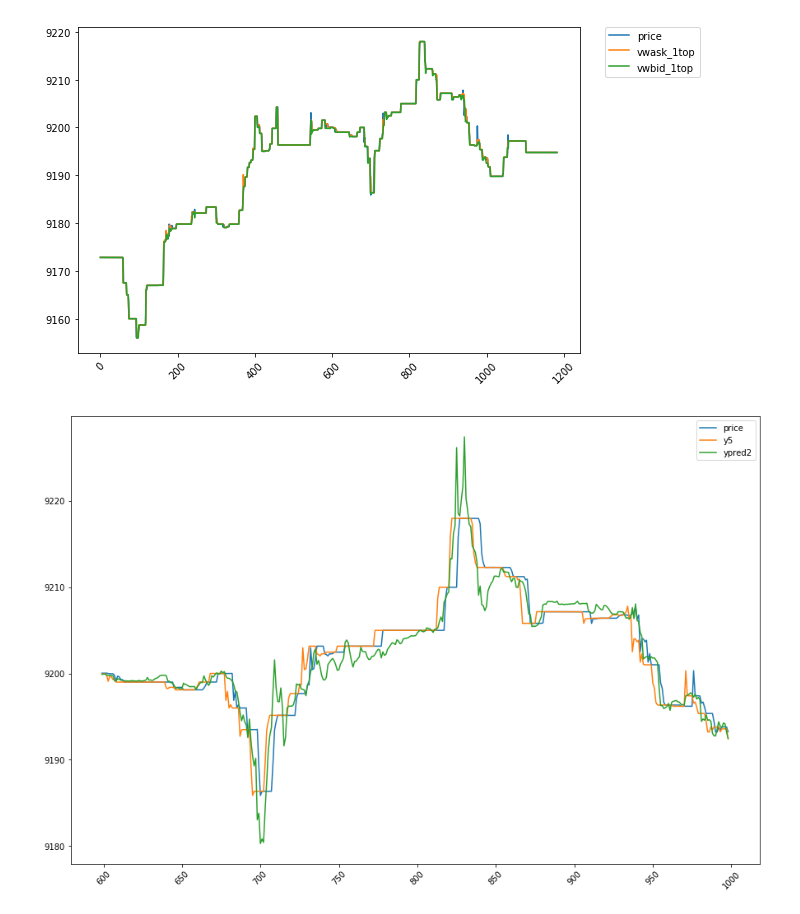
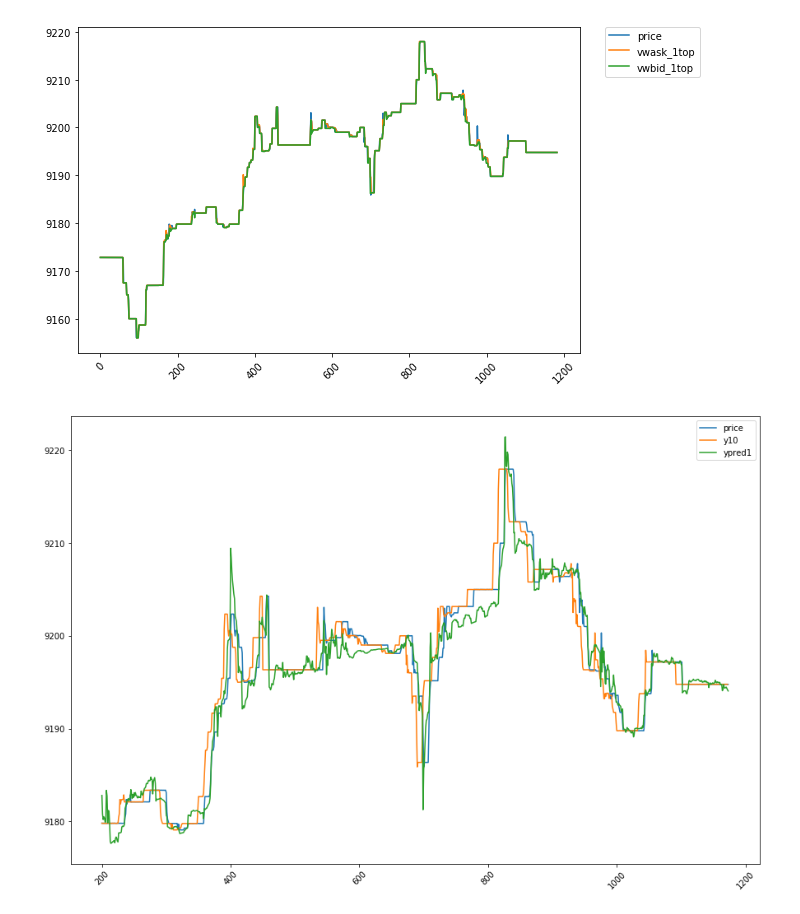
Before and after one commit to antogranell/gdax, a Jupyter notebook: price_model2.ipynb, the cells around one changed output. Saved outputs shown, nothing was run; the diff lists cells and outputs as text; code cells hidden in the pictures.

```diff
--- a/price_model2.ipynb
+++ b/price_model2.ipynb
@@ -223,12 +223,12 @@ for per in [5,10]:
     dfh = pd.concat([dfh, dfret], axis=1)
 
 #for reference: https://www.datacamp.com/community/tutorials/moving-averages-in-pandas
-dfh['price_SMA_5'] = dfh.loc[:,'price'].rolling(window=5).mean()
-dfh['price_EMA_5'] = dfh.loc[:,'price'].ewm(span=5, adjust=False).mean()
+#dfh['price_SMA_5'] = dfh.loc[:,'price'].rolling(window=5).mean()
+#dfh['price_EMA_5'] = dfh.loc[:,'price'].ewm(span=5, adjust=False).mean()
 
 ## y variables
 dfh = pd.concat([dfh, pd.DataFrame(np.array(dfh.loc[1:,'price']), columns=['y1'])],axis=1) #close in 1 period
-dfh = pd.concat([dfh, pd.DataFrame(np.array(dfh.loc[5:,'price']), columns=['y5'])],axis=1) #close in 5 periods
+dfh = pd.concat([dfh, pd.DataFrame(np.array(dfh.loc[10:,'price']), columns=['y10'])],axis=1) #close in 5 periods
 # %%
 plt.rcParams["figure.figsize"] = (9,6)
 dfh.loc[:,['price','vwask_1top','vwbid_1top']].plot()
@@ -237,17 +237,17 @@ plt.xticks(rotation=45);
 # %% [output]
 [figure]
 # %%
-##reg1 = Linear multivariate regression
-##reg2 = LASSO
+##reg1 = LASSO
 
-ew = 100 #estimation window
+ew = 200 #estimation window
 normalize=True
-predicted_period = 5 #of y variable
+predicted_period = 10 #of y variable
 
 y = 'y' + str(predicted_period)
 
 dfpred = pd.DataFrame()
 for i in range(len(dfh) - ew + 1 - predicted_period):
+
     dfe = dfh.iloc[i:i + ew, :]
     dfe = dfe.dropna(axis=0)
     x_var = dfe.iloc[:,4:-2] # depends on he position of the vars
@@ -255,22 +255,19 @@ for i in range(len(dfh) - ew + 1 - predicted_period):
 
     x_varpred = dfh.iloc[[i + ew], 4:-2] #predict on the next period variables
 
-    reg1 = LinearRegression(fit_intercept=True, normalize=normalize).fit(x_var, y_var)
-    reg2 = LassoCV(cv=10, precompute=True, fit_intercept=True, n_alphas=15, normalize=normalize).fit(x_var, y_var)
+    reg1 = LassoCV(cv=10, precompute=True, fit_intercept=True, n_alphas=15, normalize=normalize).fit(x_var, y_var)
+    pred1 = np.dot(reg1.coef_, np.array(x_varpred).T) + reg1.intercept_
 
-    pred1 = np.dot(reg1.coef_, np.array(x_varpred).T) + reg1.intercept_
-    pred2 = np.dot(reg2.coef_, np.array(x_varpred).T) + reg2.intercept_
+    dfpred = pd.concat([dfpred, pd.DataFrame([dfh.iloc[i + ew, 0], pred1[0]]).T]) #mapped result to prediction time (next period)
 
-    dfpred = pd.concat([dfpred, pd.DataFrame([dfh.iloc[i + ew - 1, 0], pred1[0], pred2[0]]).T]) #mapped result to prediction time
-
-#dfpred.reset_index(drop=True, in)
-dfpred.columns = ['time','ypred1','ypred2']
+dfpred.reset_index(drop=True, inplace=True)
+dfpred.columns = ['time','ypred1']
 dfh['time'] = dfh['time'].map(str)
 dfres1 = pd.merge(dfh[['time','price', y]], dfpred, how='left', on='time')
-dfres1 = dfres1[-dfres1.ypred1.isnull()][['time','price', y, 'ypred1','ypred2']]
+dfres1 = dfres1[-dfres1.ypred1.isnull()][['time','price', y, 'ypred1']]
 # %%
 plt.rcParams["figure.figsize"] = (15,10)
-dfres1.iloc[500:900,:][['price', y, 'ypred2']].plot()
+dfres1.iloc[:,:][['price', y, 'ypred1']].plot()
 plt.xticks(rotation=45);
 # %% [output]
-[figure, old version]
+[figure, new version]
```
Also changed, not shown: parts of 3 cells of this notebook.
